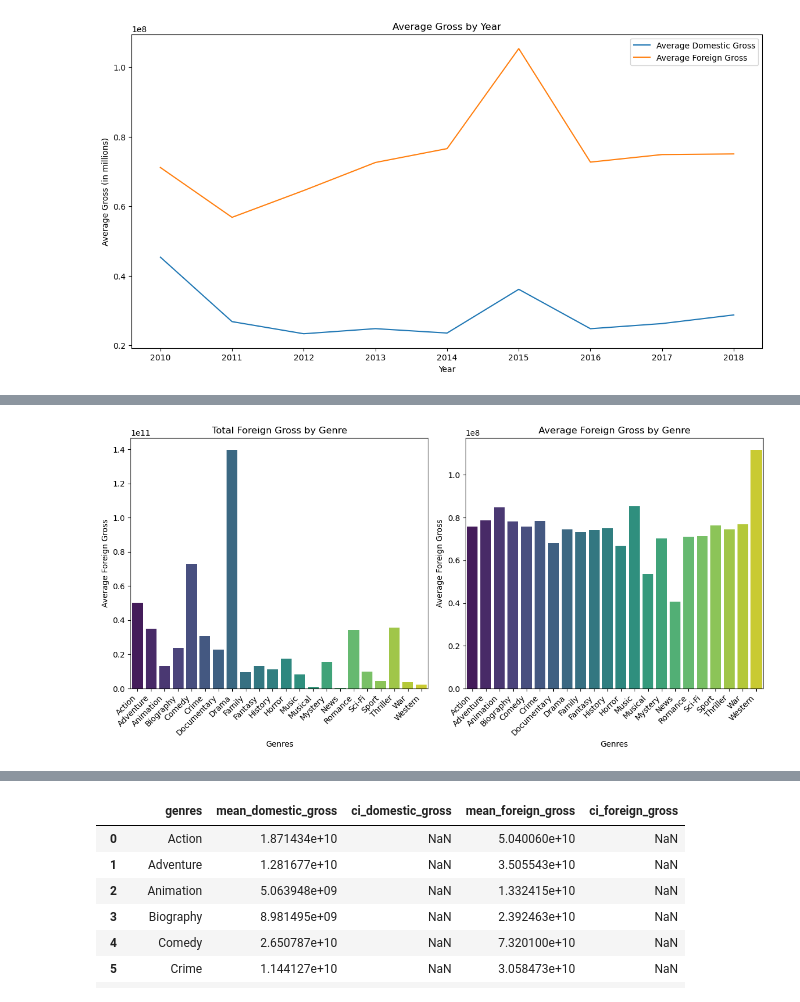
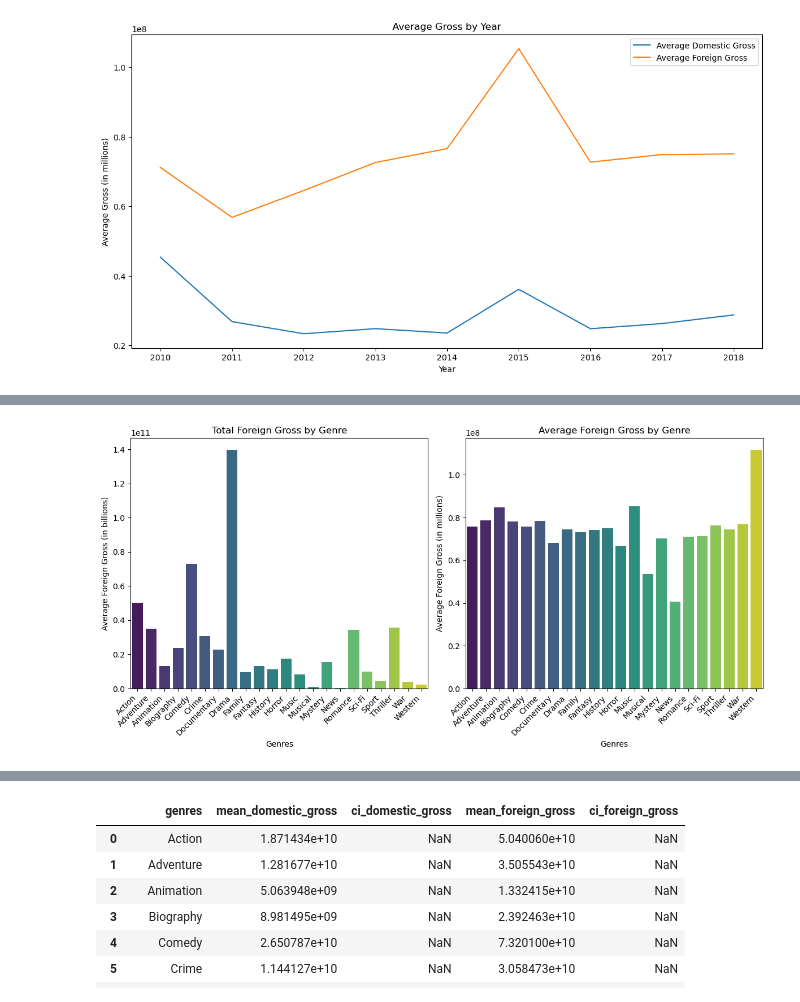
Before and after one commit to omendez930/dsc-project2-movie-studio, a Jupyter notebook: index.ipynb, the cells around one changed output, grey strips where cells are left out. Saved outputs shown, nothing was run; the diff lists cells and outputs as text; code cells hidden in the pictures.

```diff
--- a/index.ipynb
+++ b/index.ipynb
@@ -393,25 +400,26 @@ plt.savefig('Top10_genres_Domestic')
 # %%
 # Bar plot for average domestic and foreign gross by genre
 plt.figure(figsize=(12, 6))
 
 # Plot average domestic gross
 plt.subplot(1, 2, 1)
 sns.barplot(data=gross_by_genre, x='genres', y='total_foreign_gross', palette='viridis')
 plt.title('Total Foreign Gross by Genre')
 plt.xlabel('Genres')
-plt.ylabel('Average Foreign Gross')
+plt.ylabel('Average Foreign Gross (in billions)')
 plt.xticks(rotation=45, ha='right')
 
 
 # Plot average foreign gross
 plt.subplot(1, 2, 2)
 sns.barplot(data=gross_by_genre, x='genres', y='average_foreign_gross', palette='viridis')
 plt.title('Average Foreign Gross by Genre')
 plt.xlabel('Genres')
-plt.ylabel('Average Foreign Gross')
+plt.ylabel('Average Foreign Gross (in millions)')
 plt.xticks(rotation=45, ha='right')
 
 plt.tight_layout()
+plt.savefig('Total_foreign_and_average_gross_by_genre')
 plt.show()
 # %% [output]
-[figure, old version]
+[figure, new version]
```
Also changed, not shown: parts of 45 cells of this notebook, 33 other files.
